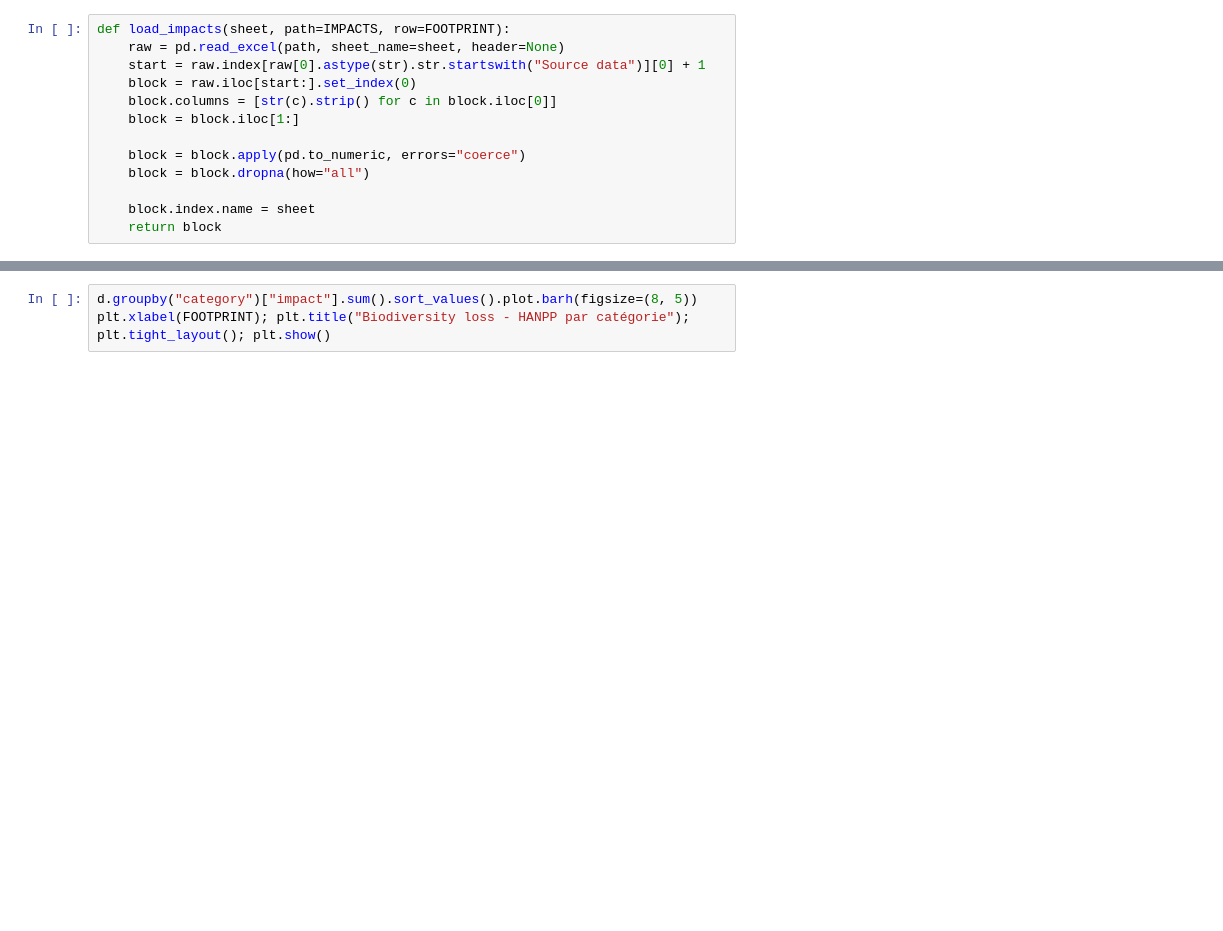
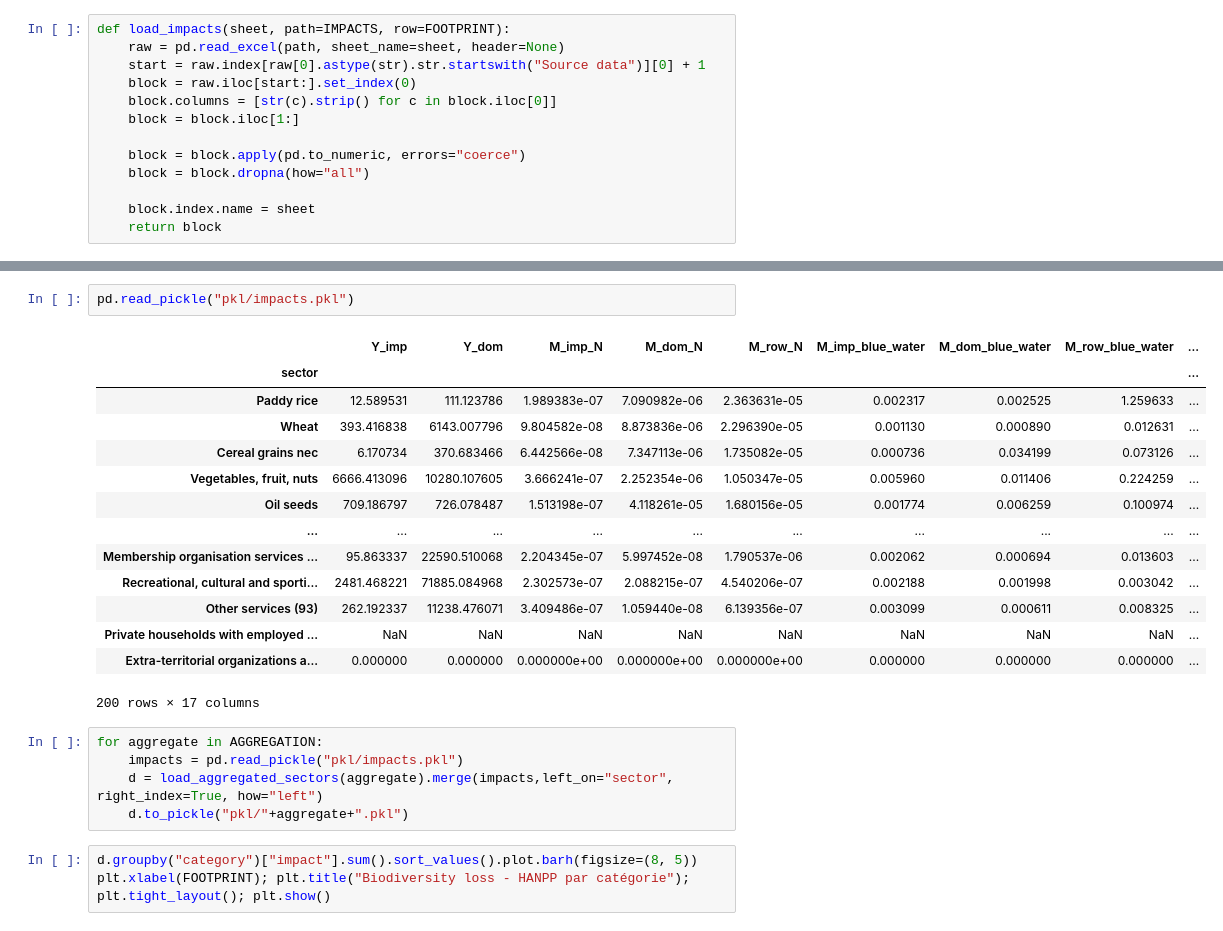
Before and after one commit to guykikissagbe-lab/Projet-Mod-lisation-prospective---limites-plan-taires, a Jupyter notebook: Script_graphs.ipynb, the cells around one changed output, grey strips where cells are left out. Drawn from its saved outputs; the diff is of its cells as text; blank space fills up the shorter version.

```diff
--- a/Script_graphs.ipynb
+++ b/Script_graphs.ipynb
@@ -48,3 +50,25 @@ Secteurs sans valeur : ['Rubber and plastic products (25)', 'Private households
+# %%
+pd.read_pickle("pkl/impacts.pkl")
+# %% [output]
+|  | Y_imp | Y_dom | M_imp_N | M_dom_N | M_row_N | M_imp_blue_water | M_dom_blue_water | M_row_blue_water | ... |
+| sector |  |  |  |  |  |  |  |  | ... |
+| Paddy rice | 12.589531 | 111.123786 | 1.989383e-07 | 7.090982e-06 | 2.363631e-05 | 0.002317 | 0.002525 | 1.259633 | ... |
+| Wheat | 393.416838 | 6143.007796 | 9.804582e-08 | 8.873836e-06 | 2.296390e-05 | 0.001130 | 0.000890 | 0.012631 | ... |
+| Cereal grains nec | 6.170734 | 370.683466 | 6.442566e-08 | 7.347113e-06 | 1.735082e-05 | 0.000736 | 0.034199 | 0.073126 | ... |
+| Vegetables, fruit, nuts | 6666.413096 | 10280.107605 | 3.666241e-07 | 2.252354e-06 | 1.050347e-05 | 0.005960 | 0.011406 | 0.224259 | ... |
+| Oil seeds | 709.186797 | 726.078487 | 1.513198e-07 | 4.118261e-05 | 1.680156e-05 | 0.001774 | 0.006259 | 0.100974 | ... |
+| ... | ... | ... | ... | ... | ... | ... | ... | ... | ... |
+| Membership organisation services ... | 95.863337 | 22590.510068 | 2.204345e-07 | 5.997452e-08 | 1.790537e-06 | 0.002062 | 0.000694 | 0.013603 | ... |
+| Recreational, cultural and sporti... | 2481.468221 | 71885.084968 | 2.302573e-07 | 2.088215e-07 | 4.540206e-07 | 0.002188 | 0.001998 | 0.003042 | ... |
+| Other services (93) | 262.192337 | 11238.476071 | 3.409486e-07 | 1.059440e-08 | 6.139356e-07 | 0.003099 | 0.000611 | 0.008325 | ... |
+| Private households with employed ... | NaN | NaN | NaN | NaN | NaN | NaN | NaN | NaN | ... |
+| Extra-territorial organizations a... | 0.000000 | 0.000000 | 0.000000e+00 | 0.000000e+00 | 0.000000e+00 | 0.000000 | 0.000000 | 0.000000 | ... |
+200 rows × 17 columns
+# %%
+for aggregate in AGGREGATION:
+    impacts = pd.read_pickle("pkl/impacts.pkl")
+    d = load_aggregated_sectors(aggregate).merge(impacts,left_on="sector", right_index=True, how="left")
+    d.to_pickle("pkl/"+aggregate+".pkl")
 # %%
 d.groupby("category")["impact"].sum().sort_values().plot.barh(figsize=(8, 5))
 plt.xlabel(FOOTPRINT); plt.title("Biodiversity loss - HANPP par catégorie"); plt.tight_layout(); plt.show()
```
Also changed, not shown: parts of 6 cells of this notebook, 7 other files.
